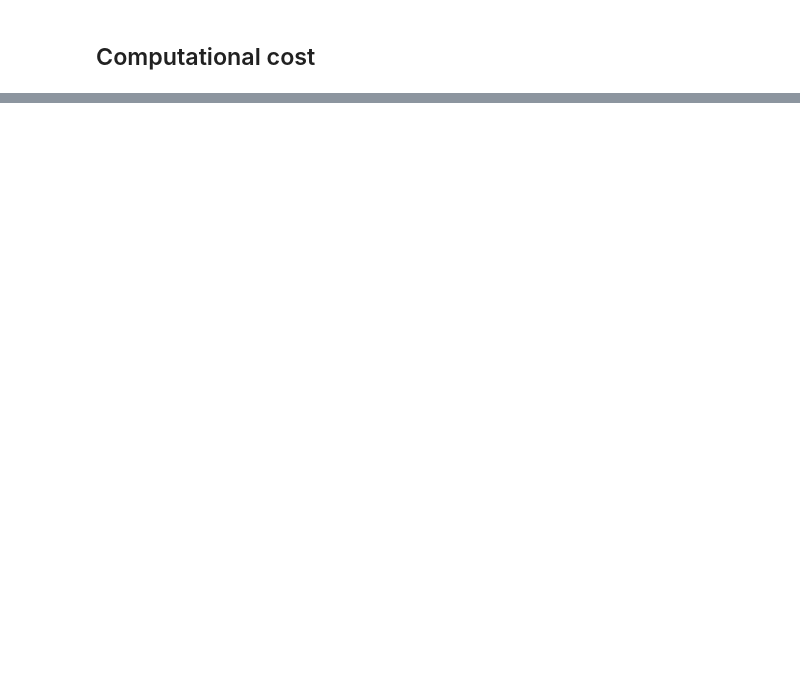
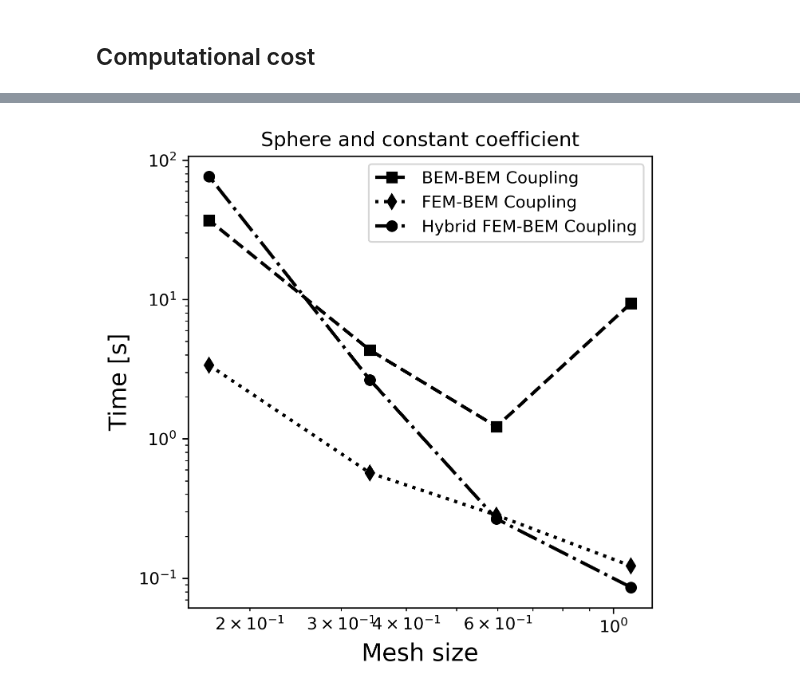
Before and after one commit to MichalBosy/FEM_BEM_coupling, a Jupyter notebook: Poisson-Boltzmann/BEM_BEM_Sphere_Const_Perm.ipynb, the cells around one changed output, grey strips where cells are left out. Cells and saved outputs as stored; diff of their text form; code cells hidden in the pictures; blank space fills up the shorter version.

```diff
--- a/Poisson-Boltzmann/BEM_BEM_Sphere_Const_Perm.ipynb
+++ b/Poisson-Boltzmann/BEM_BEM_Sphere_Const_Perm.ipynb
@@ -301,0 +305,22 @@ plt.show()
+# %%
+import matplotlib.pyplot as plt
+
+log_mesh_size = np.log(mesh_size)
+
+with open('FEM_BEM_Sphere_Const_time_assemble.npy', 'rb') as f:
+     FEM_BEM_solv_time = np.load(f)
+
+with open('Hybrid_FEM_BEM_Sphere_Const_time_assemble.npy', 'rb') as f:
+     Hybrid_FEM_BEM_solv_time = np.load(f)
+
+plt.figure( figsize=(5, 5), dpi=300)
+plt.loglog(mesh_size, time_set, 'ks--', linewidth=2, label='BEM-BEM Coupling')
+plt.loglog(mesh_size, FEM_BEM_solv_time, 'kd:', linewidth=2, label='FEM-BEM Coupling')
+plt.loglog(mesh_size, Hybrid_FEM_BEM_solv_time, 'ko-.', linewidth=2, label='Hybrid FEM-BEM Coupling')
+plt.legend(loc='best')
+plt.title('Sphere and constant coefficient')
+plt.xlabel('Mesh size', fontsize='x-large')
+plt.ylabel('Time [s]', fontsize='x-large')
+plt.show()
+# %% [output]
+[figure, added]
```
Also changed, not shown: parts of 5 cells of this notebook, 12 other files.
